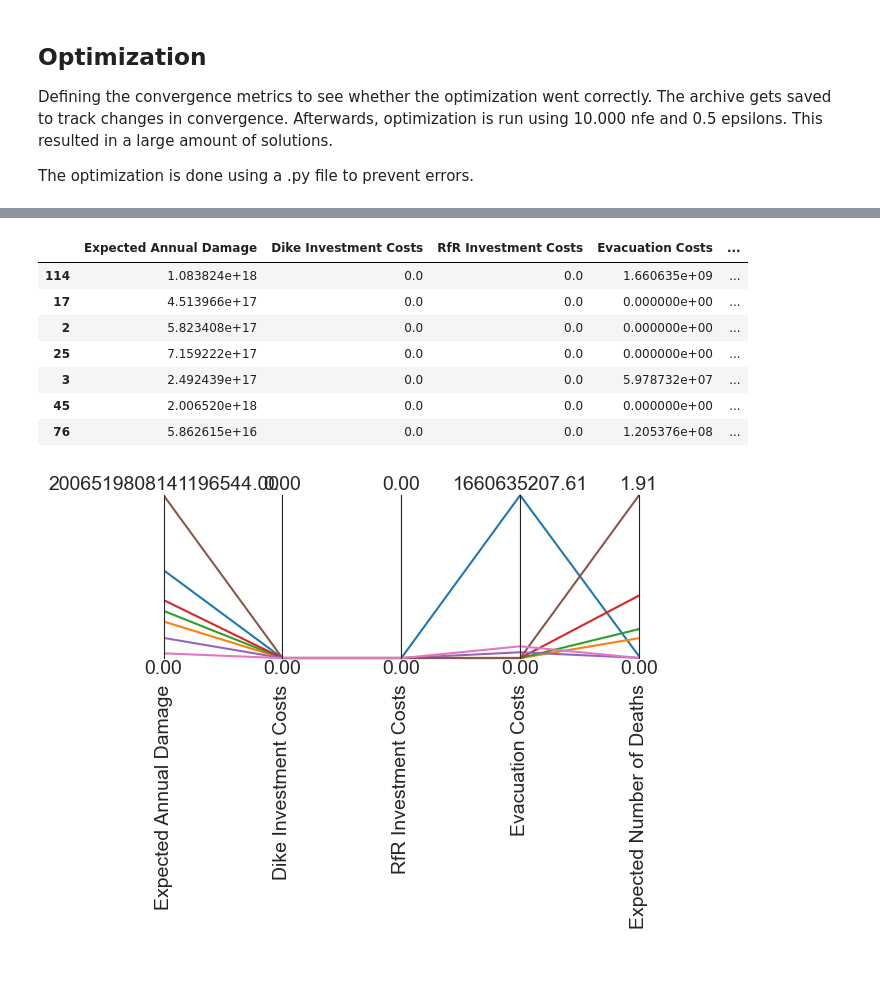
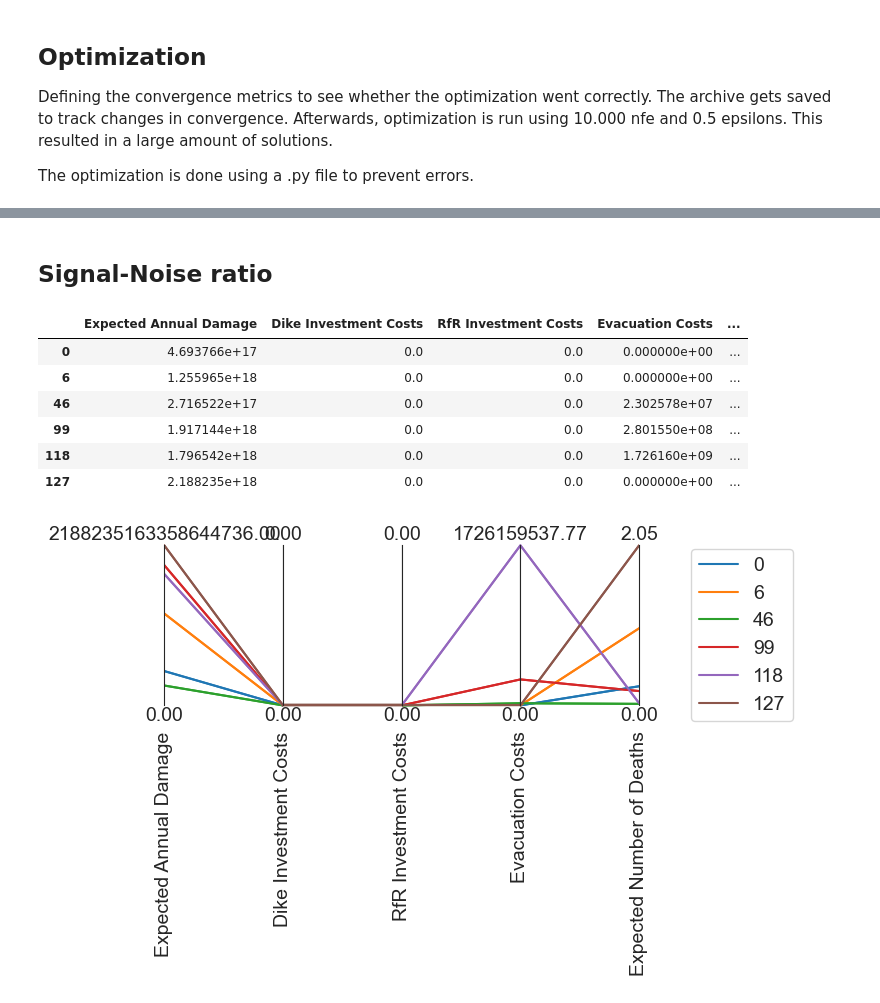
Before and after one commit to jeroenvantil/epa141A_open, a Jupyter notebook: final assignment/3.4 MORDM_reference.ipynb, the cells around one changed output, grey strips where cells are left out. Saved outputs shown, nothing was run; the diff lists cells and outputs as text; code cells hidden in the pictures; blank space fills up the shorter version.

```diff
--- a/final assignment/3.4 MORDM_reference.ipynb
+++ b/final assignment/3.4 MORDM_reference.ipynb
@@ -177,5 +179,5 @@ save_results(results, 'optimization_10000x05.tar.gz')
 # %%
-archives = ArchiveLogger.load_archives(f"./archives/optimization_reference_10000x05.tar.gz")
+archives = ArchiveLogger.load_archives(f"./archives/optimization_10000x05.tar.gz")
 for key in archives:
     if 'Unnamed: 0' in archives[key].columns:
         archives[key] = archives[key].drop(columns=['Unnamed: 0'])
@@ -216,12 +230,16 @@ all_data = pd.DataFrame({k:v for k,v in outcomes.items()})
 indices = pd.concat([all_data.idxmax(), all_data.idxmin()]).unique()
 
 limits = parcoords.get_limits(all_data)
-axes = parcoords.ParallelAxes(limits)
+paraxes = parcoords.ParallelAxes(limits)
 
-# we set the linewidth lower, and make the lines slightly transparent using alpha
-# this often helps reveal patterns in the results.
-axes.plot(all_data, color='lightgrey', lw=0.5, alpha=0.5)
-axes.plot(all_data.iloc[indices, :], color=sns.color_palette()[0], lw=1)
+paraxes.plot(all_data, color='lightgrey', lw=0.5, alpha=0.5)
+
+# Plot the unique lines with different colors
+for i, (index, row) in enumerate(all_data.iloc[indices].sort_index().iterrows()):
+    paraxes.plot(row, color=colors[i], lw=1, label=str(index))
+
+# Create a legend
+paraxes.legend()
 
 fig = plt.gcf()
 fig.set_size_inches((8, 4))
@@ -234,3 +258,8 @@ plt.show()
+# %%
+# Remove policy 105
+indices_list = list(indices)
+indices_list.remove(105)
+indices = np.array(indices_list)
 # %%
 candidate_solutions = reference_set.iloc[indices]
 candidate_solutions = candidate_solutions.drop([o.name for o in dike_model.outcomes], axis=1)
@@ -255,3 +295,3 @@ save_results(results, 'robustness_reference_10000.tar.gz')
 # %%
-load_results('robustness_reference_10000.tar.gz')
+results = load_results('robustness_20000.tar.gz')
 # %% [output]
@@ -276,3 +299,5 @@ load_results('robustness_reference_10000.tar.gz')
+# %% [markdown]
+## Signal-Noise ratio
 # %%
 def s_to_n(data, direction):
     mean = np.mean(data)
@@ -300,20 +325,21 @@ scores = pd.DataFrame.from_dict(overall_scores).T
 scores
 # %% [output]
 |  | Expected Annual Damage | Dike Investment Costs | RfR Investment Costs | Evacuation Costs | ... |
-| 114 | 1.083824e+18 | 0.0 | 0.0 | 1.660635e+09 | ... |
-| 17 | 4.513966e+17 | 0.0 | 0.0 | 0.000000e+00 | ... |
-| 2 | 5.823408e+17 | 0.0 | 0.0 | 0.000000e+00 | ... |
-| 25 | 7.159222e+17 | 0.0 | 0.0 | 0.000000e+00 | ... |
-| 3 | 2.492439e+17 | 0.0 | 0.0 | 5.978732e+07 | ... |
-| 45 | 2.006520e+18 | 0.0 | 0.0 | 0.000000e+00 | ... |
-| 76 | 5.862615e+16 | 0.0 | 0.0 | 1.205376e+08 | ... |
+| 0 | 4.693766e+17 | 0.0 | 0.0 | 0.000000e+00 | ... |
+| 6 | 1.255965e+18 | 0.0 | 0.0 | 0.000000e+00 | ... |
+| 46 | 2.716522e+17 | 0.0 | 0.0 | 2.302578e+07 | ... |
+| 99 | 1.917144e+18 | 0.0 | 0.0 | 2.801550e+08 | ... |
+| 118 | 1.796542e+18 | 0.0 | 0.0 | 1.726160e+09 | ... |
+| 127 | 2.188235e+18 | 0.0 | 0.0 | 0.000000e+00 | ... |
 # %%
 data = scores
 limits = parcoords.get_limits(data)
 limits.loc[0, ['Expected Annual Damage', 'Dike Investment Costs', 'RfR Investment Costs', 'Evacuation Costs', 'Expected Number of Deaths']] = 0
-
 paraxes = parcoords.ParallelAxes(limits)
+for i, (index, row) in enumerate(data.iterrows()):
+    paraxes.plot(row.to_frame().T, label=str(index), color=colors[i])
+paraxes.legend()
 paraxes.plot(data)
 plt.show()
 # %% [output]
-[figure, old version]
+[figure, new version]
```
Also changed, not shown: parts of 34 cells of this notebook, 11 other files.
